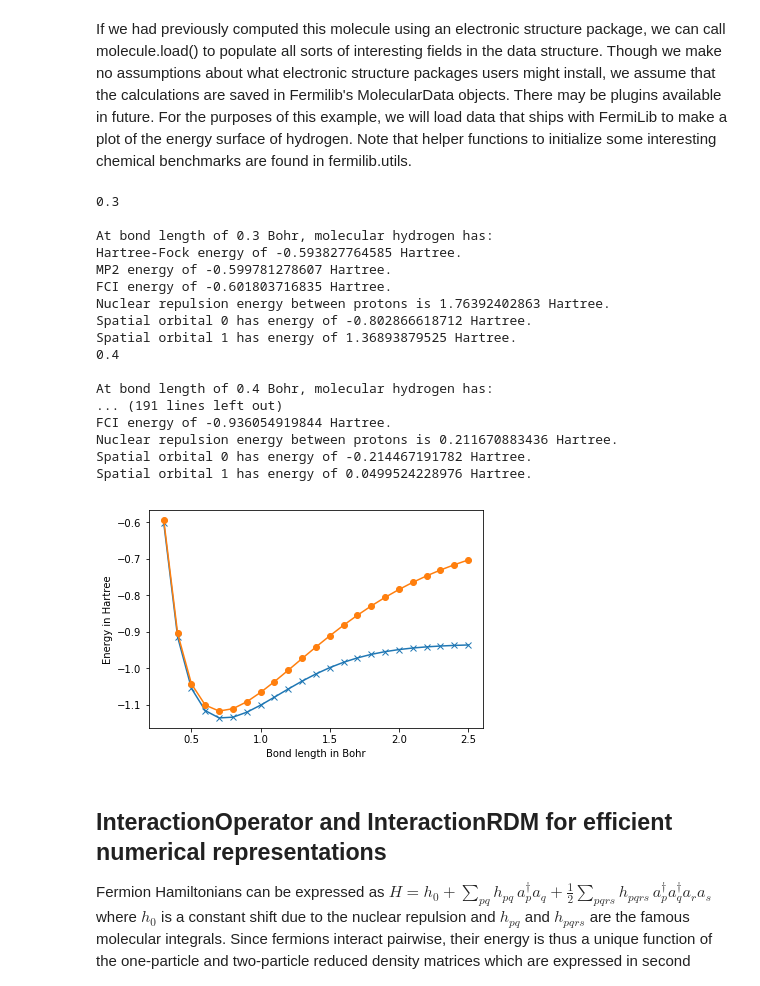
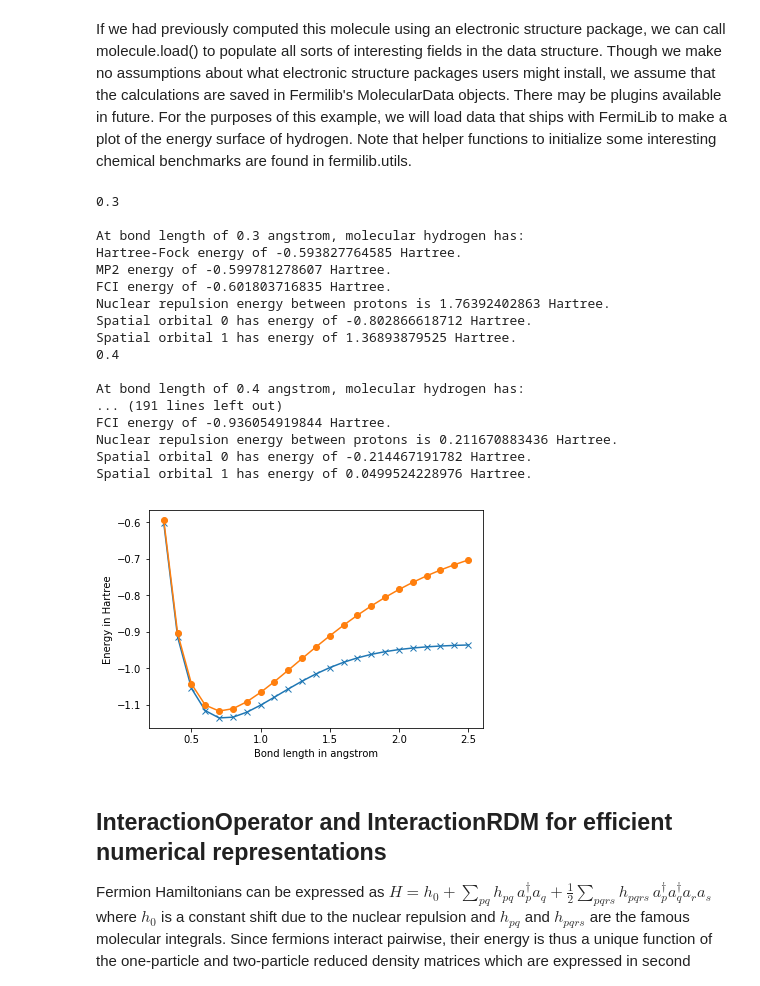
Before and after one commit to ProjectQ-Framework/FermiLib, a Jupyter notebook: examples/fermilib_demo.ipynb, the cells around one changed output. Saved outputs shown, nothing was run; the diff lists cells and outputs as text; code cells hidden in the pictures.

```diff
--- a/examples/fermilib_demo.ipynb
+++ b/examples/fermilib_demo.ipynb
@@ -436,7 +436,7 @@ for point in range(3, n_points + 1):
     molecule.load()
 
     # Print out some results of calculation.
-    print('\nAt bond length of {} Bohr, molecular hydrogen has:'.format(
+    print('\nAt bond length of {} angstrom, molecular hydrogen has:'.format(
         bond_length))
     print('Hartree-Fock energy of {} Hartree.'.format(molecule.hf_energy))
     print('MP2 energy of {} Hartree.'.format(molecule.mp2_energy))
@@ -447,37 +447,37 @@ for point in range(3, n_points + 1):
         print('Spatial orbital {} has energy of {} Hartree.'.format(
             orbital, molecule.orbital_energies[orbital]))
     hf_energies += [molecule.hf_energy]
     fci_energies += [molecule.fci_energy]
 
 # Plot.
 import matplotlib.pyplot as plt
 %matplotlib inline
 
 plt.figure(0)
 plt.plot(bond_lengths, fci_energies, 'x-')
 plt.plot(bond_lengths, hf_energies, 'o-')
 plt.ylabel('Energy in Hartree')
-plt.xlabel('Bond length in Bohr')
+plt.xlabel('Bond length in angstrom')
 plt.show()
 # %% [output]
 0.3
 
-At bond length of 0.3 Bohr, molecular hydrogen has:
+At bond length of 0.3 angstrom, molecular hydrogen has:
 Hartree-Fock energy of -0.593827764585 Hartree.
 MP2 energy of -0.599781278607 Hartree.
 FCI energy of -0.601803716835 Hartree.
 Nuclear repulsion energy between protons is 1.76392402863 Hartree.
 Spatial orbital 0 has energy of -0.802866618712 Hartree.
 Spatial orbital 1 has energy of 1.36893879525 Hartree.
 0.4
 
-At bond length of 0.4 Bohr, molecular hydrogen has:
+At bond length of 0.4 angstrom, molecular hydrogen has:
 ... (191 lines left out)
 FCI energy of -0.936054919844 Hartree.
 Nuclear repulsion energy between protons is 0.211670883436 Hartree.
 Spatial orbital 0 has energy of -0.214467191782 Hartree.
 Spatial orbital 1 has energy of 0.0499524228976 Hartree.
-[figure, old version]
+[figure, new version]
 # %% [markdown]
 ## InteractionOperator and InteractionRDM for efficient numerical representations
 
```
Also changed, not shown: parts of 6 cells of this notebook, 1 other file.
